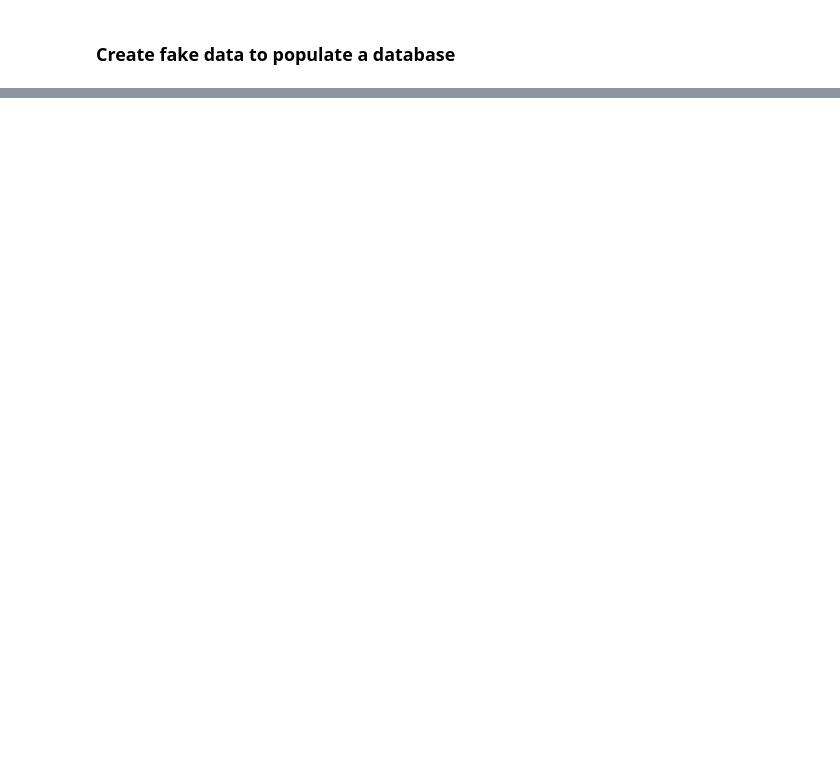
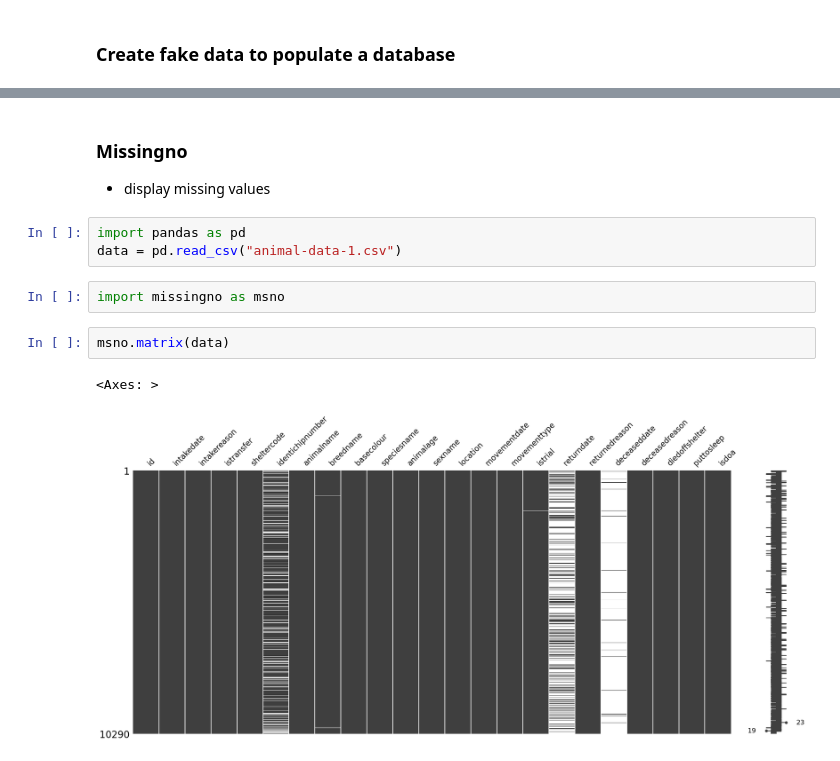
Before and after one commit to alketcecaj12/PythonNewLibsUpdate, a Jupyter notebook: NewLibsInPython.ipynb, the cells around one changed output, grey strips where cells are left out. Cells and saved outputs as stored; diff of their text form; blank space fills up the shorter version.

```diff
--- a/NewLibsInPython.ipynb
+++ b/NewLibsInPython.ipynb
@@ -30,0 +44,13 @@ Brian Strickland
+# %% [markdown]
+### Missingno
+- display missing values
+# %%
+import pandas as pd
+data = pd.read_csv("animal-data-1.csv")
+# %%
+import missingno as msno
+# %%
+msno.matrix(data)
+# %% [output]
+<Axes: >
+[figure, added]
```
Also changed, not shown: parts of 5 cells of this notebook, 4 other files.
